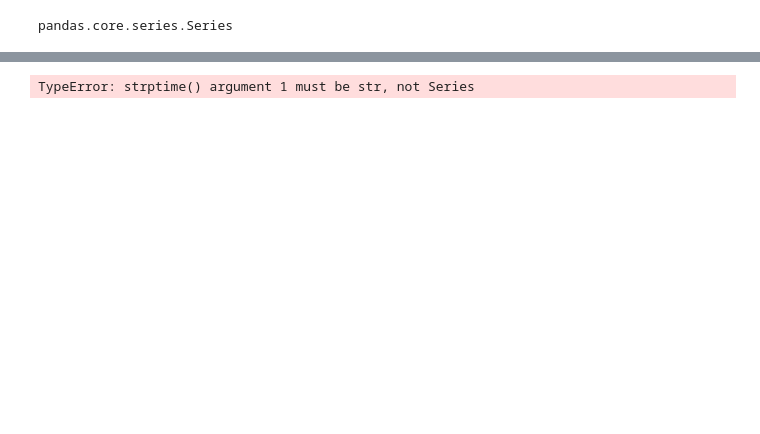
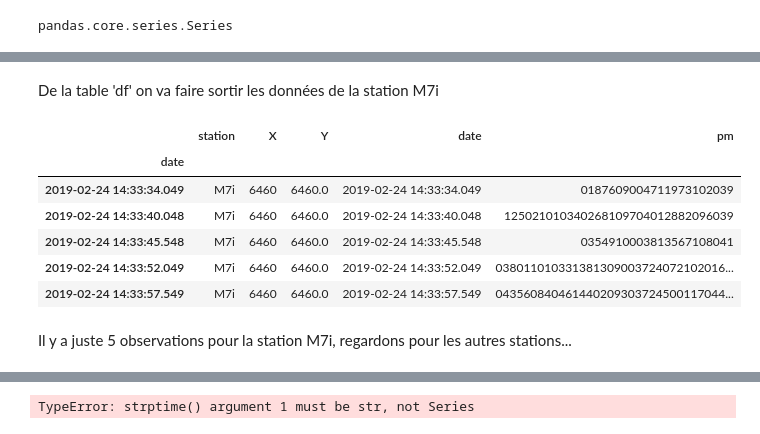
Before and after one commit to Oumayma13/Data_5sc, a Jupyter notebook: Jupyter-DIRmed2.ipynb, the cells around one changed output, grey strips where cells are left out. Cells and saved outputs as stored; diff of their text form; code cells hidden in the pictures; blank space fills up the shorter version.

```diff
--- a/Jupyter-DIRmed2.ipynb
+++ b/Jupyter-DIRmed2.ipynb
@@ -101,0 +155,20 @@ tab001['date']= tab001['date'].astype(str)
+# %% [markdown]
+De la table 'df' on va faire sortir les données de la station M7i
+# %%
+#Identifier les donnees de chaque stations
+groupe = df.groupby('station')
+# %%
+#Table de donnees de la station M7i
+M7i = groupe.get_group('M7i')
+# %%
+M7i.head()
+# %% [output]
+|  | station | X | Y | date | pm |
+| date |  |  |  |  |  |
+| 2019-02-24 14:33:34.049 | M7i | 6460 | 6460.0 | 2019-02-24 14:33:34.049 | 0187609004711973102039 |
+| 2019-02-24 14:33:40.048 | M7i | 6460 | 6460.0 | 2019-02-24 14:33:40.048 | 125021010340268109704012882096039 |
+| 2019-02-24 14:33:45.548 | M7i | 6460 | 6460.0 | 2019-02-24 14:33:45.548 | 0354910003813567108041 |
+| 2019-02-24 14:33:52.049 | M7i | 6460 | 6460.0 | 2019-02-24 14:33:52.049 | 038011010331381309003724072102016... |
+| 2019-02-24 14:33:57.549 | M7i | 6460 | 6460.0 | 2019-02-24 14:33:57.549 | 043560840461440209303724500117044... |
+# %% [markdown]
+Il y a juste 5 observations pour la station M7i, regardons pour les autres stations...
```
Also changed, not shown: parts of 21 cells of this notebook.
